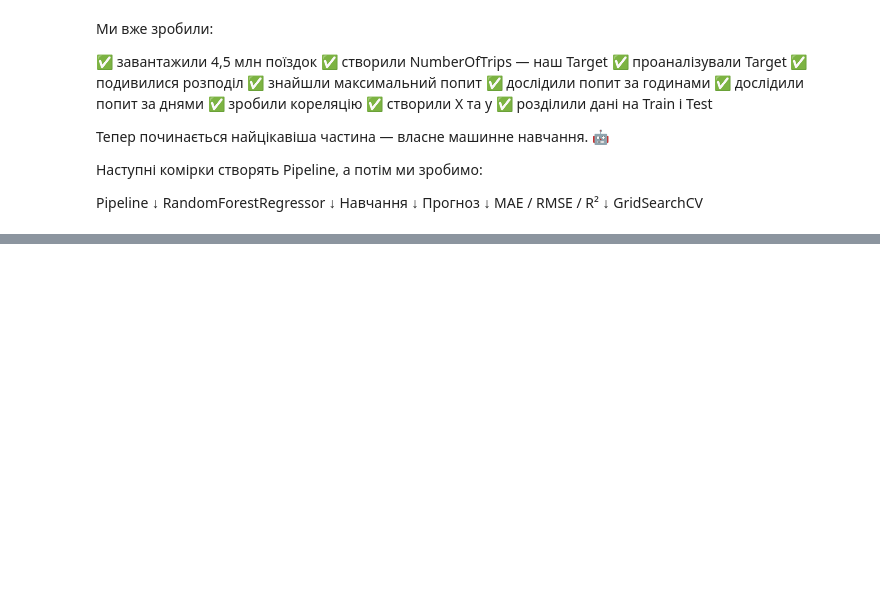
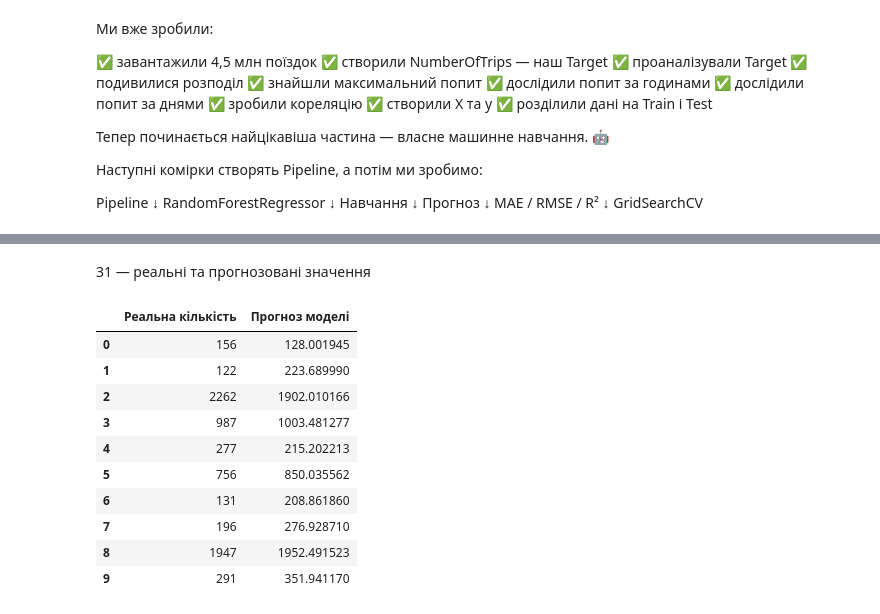
Before and after one commit to pavlenkosasha/MillionaireAPI, a Jupyter notebook: Uber_Pickups_in_New_York_City_PAVLENKO.ipynb, the cells around one changed output, grey strips where cells are left out. Drawn from its saved outputs; the diff is of its cells as text; code cells hidden in the pictures; blank space fills up the shorter version.

```diff
--- a/Uber_Pickups_in_New_York_City_PAVLENKO.ipynb
+++ b/Uber_Pickups_in_New_York_City_PAVLENKO.ipynb
@@ -468,0 +703,21 @@ GridSearchCV
+# %% [markdown]
+31 — реальні та прогнозовані значення
+# %%
+comparison_best = pd.DataFrame({
+    'Реальна кількість': y_test.values,
+    'Прогноз моделі': y_pred_best
+})
+
+comparison_best.head(10)
+# %% [output]
+|  | Реальна кількість | Прогноз моделі |
+| 0 | 156 | 128.001945 |
+| 1 | 122 | 223.689990 |
+| 2 | 2262 | 1902.010166 |
+| 3 | 987 | 1003.481277 |
+| 4 | 277 | 215.202213 |
+| 5 | 756 | 850.035562 |
+| 6 | 131 | 208.861860 |
+| 7 | 196 | 276.928710 |
+| 8 | 1947 | 1952.491523 |
+| 9 | 291 | 351.941170 |
```
Also changed, not shown: parts of 35 cells of this notebook.
